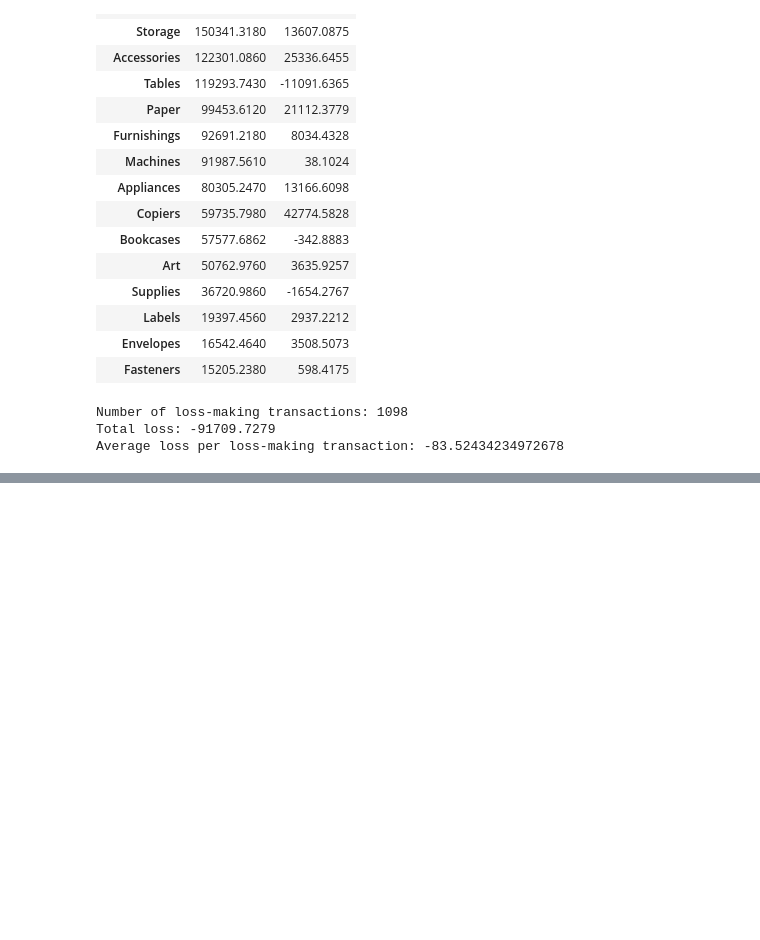
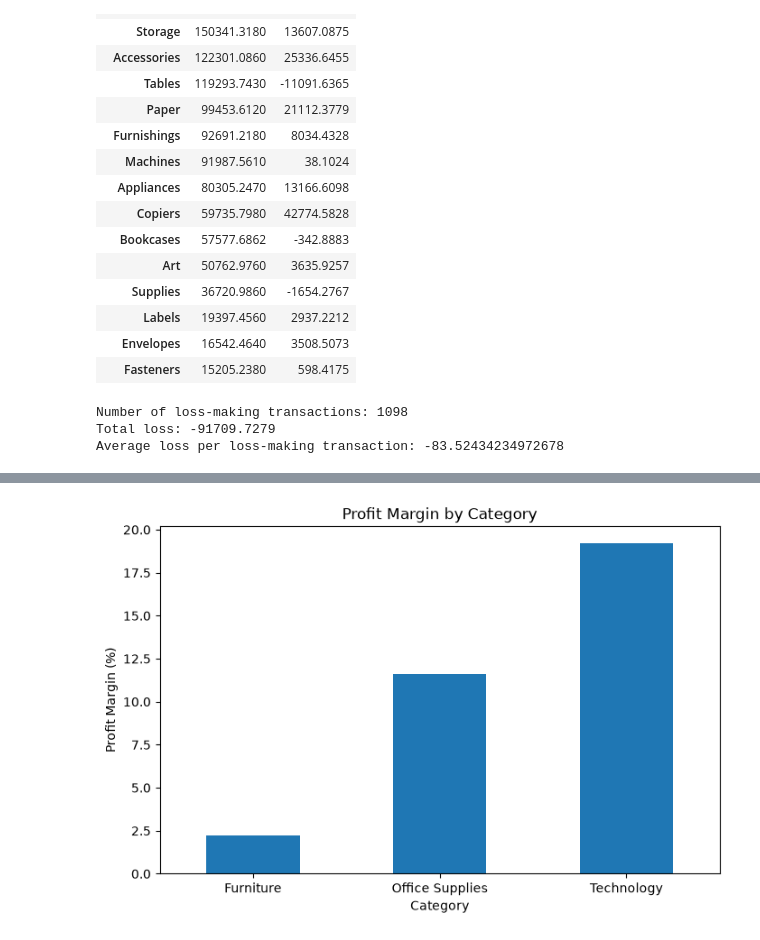
Before and after one commit to CodeByOmi/DataScienceRoadmap, a Jupyter notebook: PROJECTS/01_RETAIL_SALES_ANALYSIS/NOTEBOOKS/retail_sales_analysis.ipynb, the cells around one changed output, grey strips where cells are left out. Drawn from its saved outputs; the diff is of its cells as text; code cells hidden in the pictures; blank space fills up the shorter version.

```diff
--- a/PROJECTS/01_RETAIL_SALES_ANALYSIS/NOTEBOOKS/retail_sales_analysis.ipynb
+++ b/PROJECTS/01_RETAIL_SALES_ANALYSIS/NOTEBOOKS/retail_sales_analysis.ipynb
@@ -583,0 +748,13 @@ Average loss per loss-making transaction: -83.52434234972678
+# %%
+category_summary["Profit_Margin_%"].plot(
+    kind="bar",
+    figsize=(8, 5)
+)
+
+plt.title("Profit Margin by Category")
+plt.xlabel("Category")
+plt.ylabel("Profit Margin (%)")
+plt.xticks(rotation=0)
+plt.show()
+# %% [output]
+[figure, added]
```
Also changed, not shown: parts of 35 cells of this notebook.
